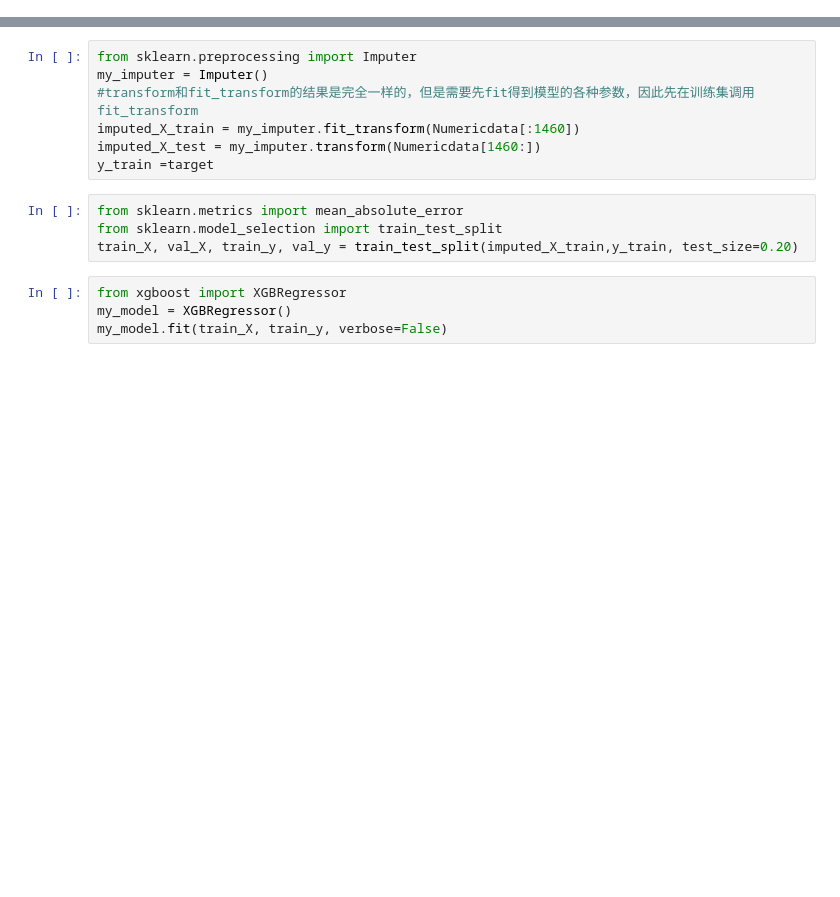
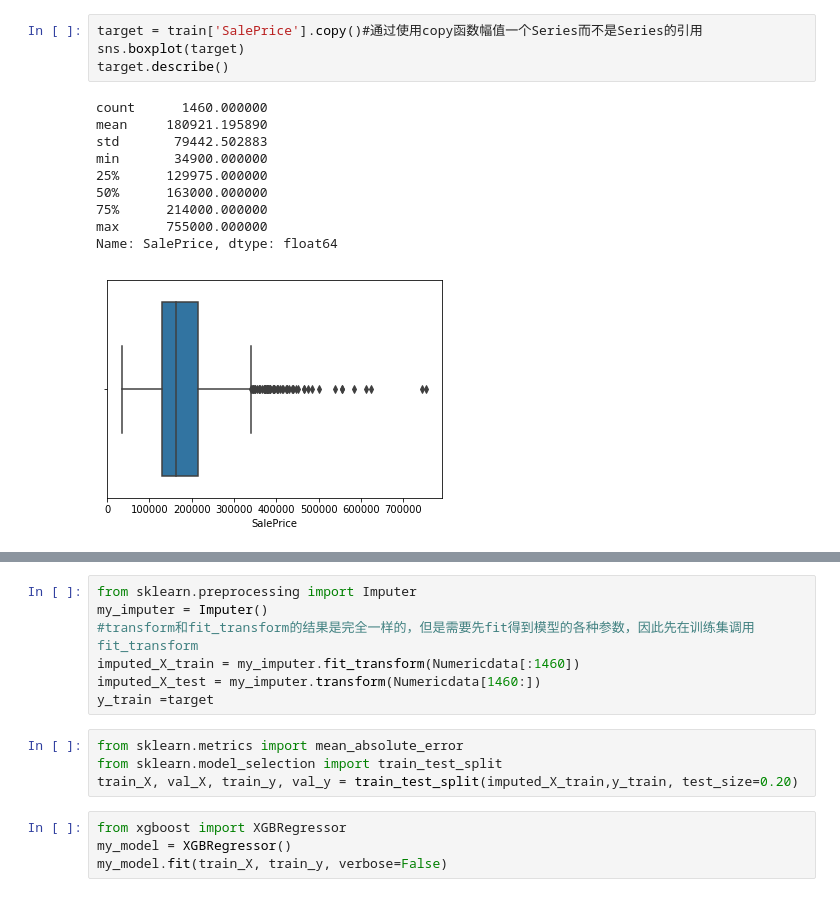
Before and after one commit to Watermelon233/MyKaggle, a Jupyter notebook: predictprice/Kaggle房价预测0到1.ipynb, the cells around one changed output, grey strips where cells are left out. Drawn from its saved outputs; the diff is of its cells as text; blank space fills up the shorter version.

```diff
--- a/predictprice/模型融合0.1281.ipynb
+++ b/predictprice/Kaggle房价预测0到1.ipynb
@@ -9,0 +96,15 @@ print(train.shape,test.shape)
+# %%
+target = train['SalePrice'].copy()#通过使用copy函数幅值一个Series而不是Series的引用
+sns.boxplot(target)
+target.describe()
+# %% [output]
+count      1460.000000
+mean     180921.195890
+std       79442.502883
+min       34900.000000
+25%      129975.000000
+50%      163000.000000
+75%      214000.000000
+max      755000.000000
+Name: SalePrice, dtype: float64
+[figure, added]
```
Also changed, not shown: parts of 26 cells of this notebook, 3 other files.
